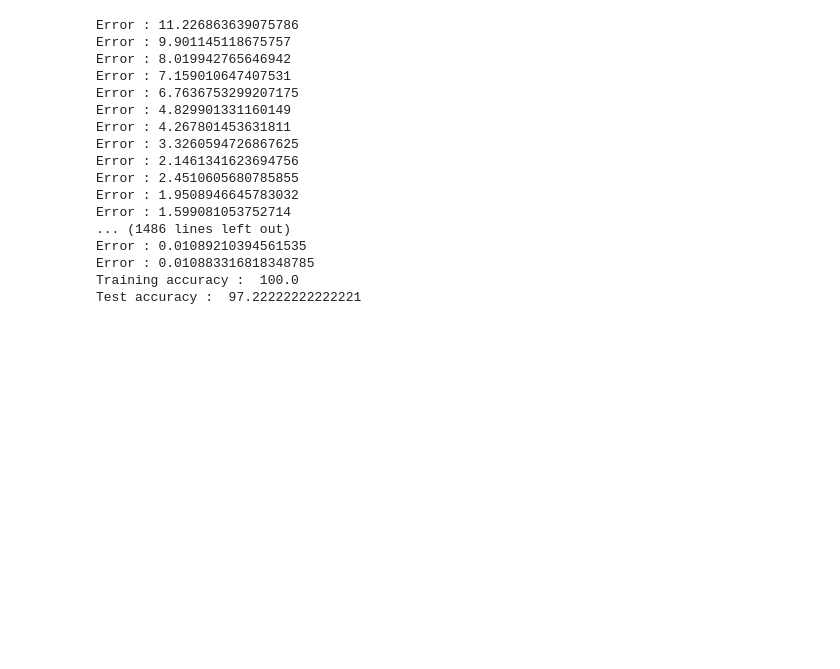
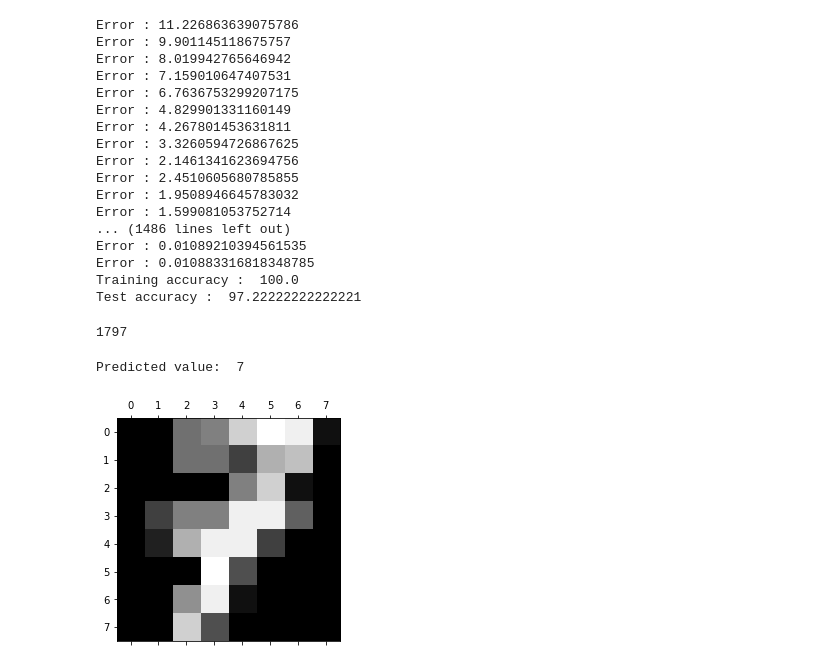
Before and after one commit to SONAMDAWANI/Neural-Network, a Jupyter notebook: NN without libraries.ipynb, the cells around one changed output. Saved outputs shown, nothing was run; the diff lists cells and outputs as text; code cells hidden in the pictures; blank space fills up the shorter version.

```diff
--- a/NN without libraries.ipynb
+++ b/NN without libraries.ipynb
@@ -179,3 +179,17 @@ Error : 0.01089210394561535
 Error : 0.010883316818348785
 Training accuracy :  100.0
 Test accuracy :  97.22222222222221
+# %%
+len(dig.target)
+# %% [output]
+1797
+# %%
+digit_to_predict=7
+for i in range(len(dig.target)):
+    if(dig.target[i]==digit_to_predict):
+        break;
+plt.matshow(dig.images[i])
+print('Predicted value: ',model.predict(dig.data[i]))
+# %% [output]
+Predicted value:  7
+[figure, added]
```
